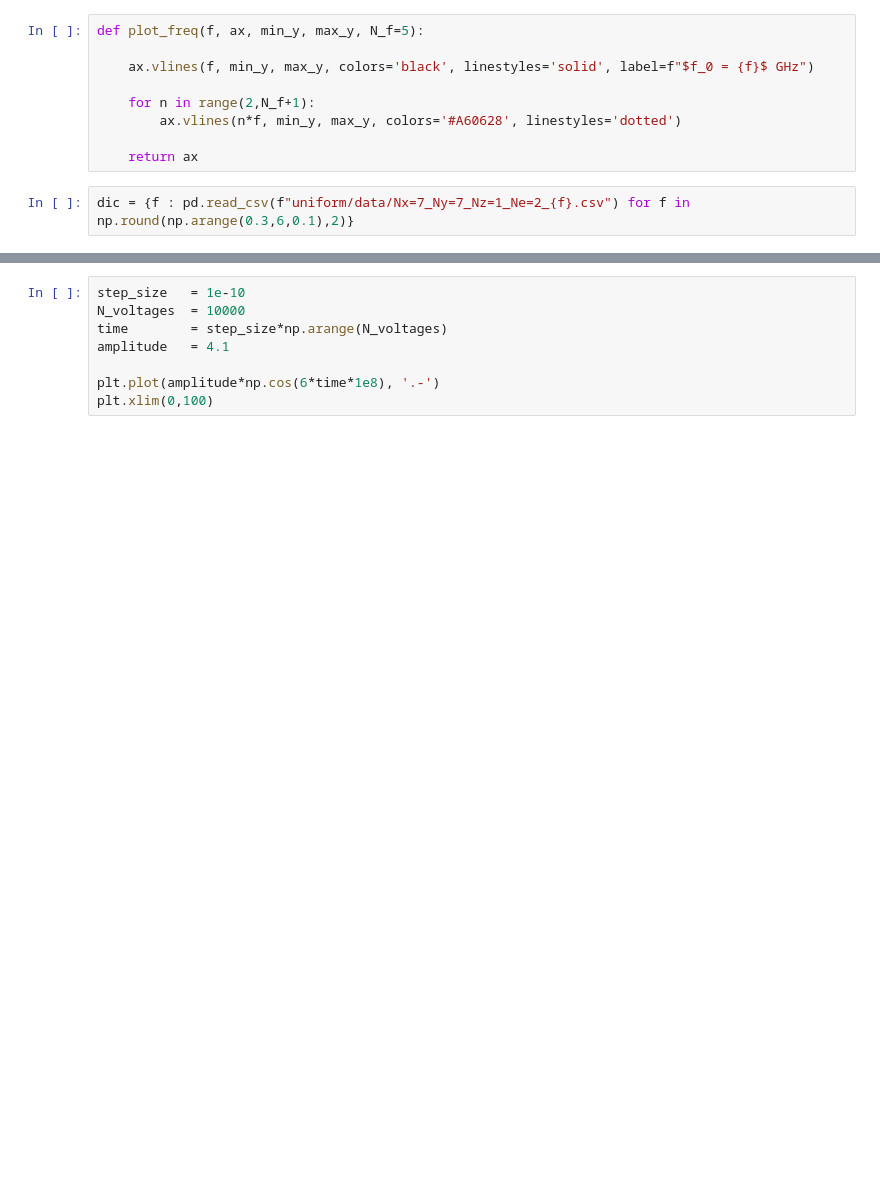
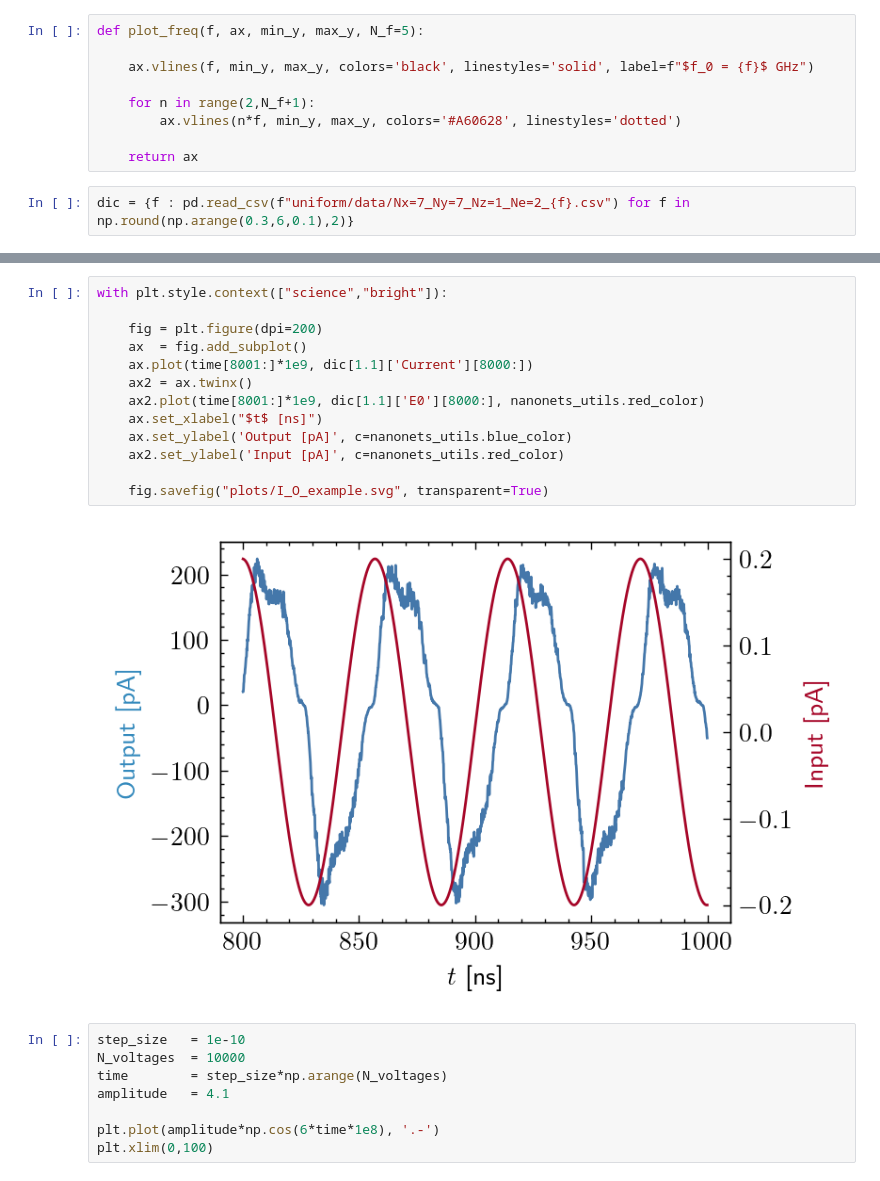
Before and after one commit to JonasMnsing/NanoNets, a Jupyter notebook: scripts/2_funding_period/WP2/cos_input/cos_input.ipynb, the cells around one changed output, grey strips where cells are left out. Saved outputs shown, nothing was run; the diff lists cells and outputs as text; blank space fills up the shorter version.

```diff
--- a/scripts/2_funding_period/WP2/cos_input/cos_input.ipynb
+++ b/scripts/2_funding_period/WP2/cos_input/cos_input.ipynb
@@ -33,3 +45,18 @@ dict_keys([0.3, 0.4, 0.5, 0.6, 0.7, 0.8, 0.9, 1.0, 1.1, 1.2, 1.3, 1.4, 1.5, 1.6,
+# %%
+with plt.style.context(["science","bright"]):
+
+    fig = plt.figure(dpi=200)
+    ax  = fig.add_subplot()
+    ax.plot(time[8001:]*1e9, dic[1.1]['Current'][8000:])
+    ax2 = ax.twinx()
+    ax2.plot(time[8001:]*1e9, dic[1.1]['E0'][8000:], nanonets_utils.red_color)
+    ax.set_xlabel("$t$ [ns]")
+    ax.set_ylabel('Output [pA]', c=nanonets_utils.blue_color)
+    ax2.set_ylabel('Input [pA]', c=nanonets_utils.red_color)
+
+    fig.savefig("plots/I_O_example.svg", transparent=True)
+# %% [output]
+[figure, added]
 # %%
 step_size   = 1e-10
 N_voltages  = 10000
```
Also changed, not shown: parts of 2 cells of this notebook.
